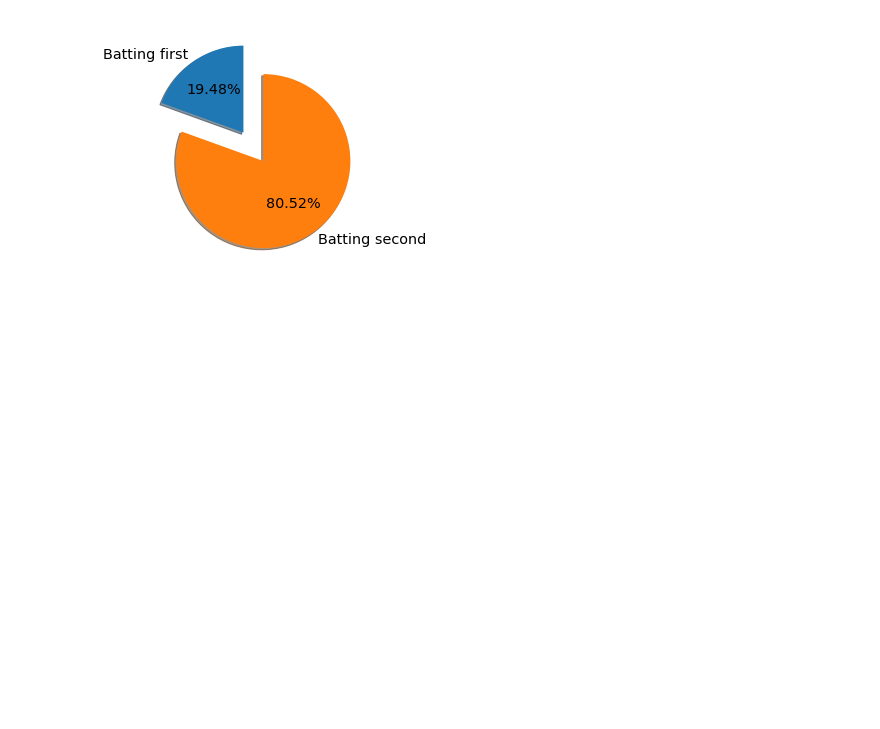
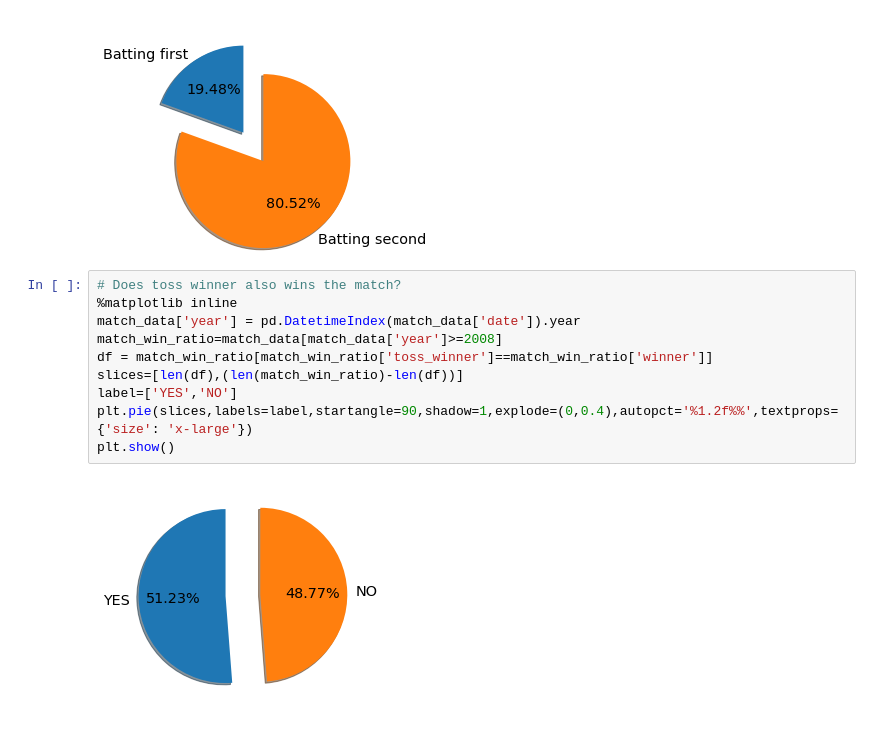
Before and after one commit to hemantsoni42/Data-Science, a Jupyter notebook: IPL_DataAnalysis.ipynb, the cells around one changed output. Cells and saved outputs as stored; diff of their text form; blank space fills up the shorter version.

```diff
--- a/IPL_DataAnalysis.ipynb
+++ b/IPL_DataAnalysis.ipynb
@@ -165,3 +165,15 @@ plt.pie(slices,labels=label,startangle=90,shadow=1,explode=(0,0.4),autopct='%1.2
 plt.show()
 # %% [output]
 [figure]
+# %%
+# Does toss winner also wins the match?
+%matplotlib inline
+match_data['year'] = pd.DatetimeIndex(match_data['date']).year
+match_win_ratio=match_data[match_data['year']>=2008]
+df = match_win_ratio[match_win_ratio['toss_winner']==match_win_ratio['winner']]
+slices=[len(df),(len(match_win_ratio)-len(df))]
+label=['YES','NO']
+plt.pie(slices,labels=label,startangle=90,shadow=1,explode=(0,0.4),autopct='%1.2f%%',textprops={'size': 'x-large'})
+plt.show()
+# %% [output]
+[figure, added]
```
Also changed, not shown: parts of 3 cells of this notebook.
